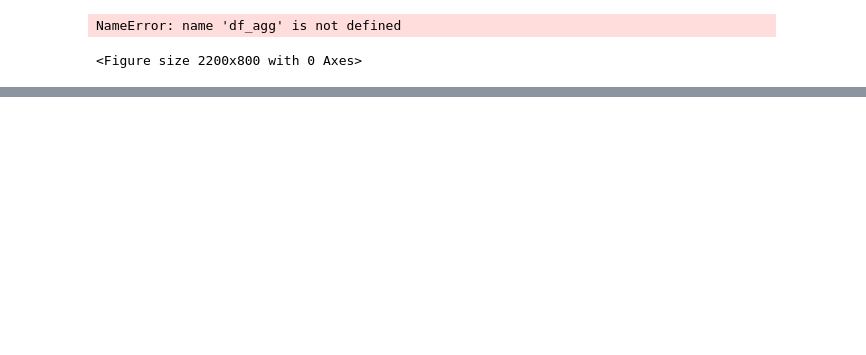
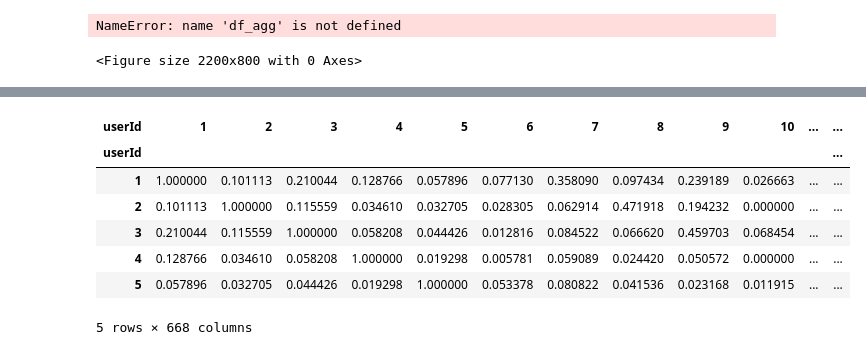
Before and after one commit to JeongDell/Things-that-Data-Analysis-Must-Know, a Jupyter notebook: CH-13/ML.ipynb, the cells around one changed output, grey strips where cells are left out. Cells and saved outputs as stored; diff of their text form; code cells hidden in the pictures; blank space fills up the shorter version.

```diff
--- a/CH-13/ML.ipynb
+++ b/CH-13/ML.ipynb
@@ -550,0 +815,18 @@ auto_arima_model.plot_diagnostics(figsize=(15,5))
+# %%
+# 고객 유사도 행렬 생성
+user_sim = cosine_similarity(df_merge_pivot_null)
+
+# 데이터 프레임 형태 변환
+user_sim_df = pd.DataFrame(user_sim, index=df_merge_pivot_null.index,
+                           columns=df_merge_pivot_null.index)
+
+user_sim_df.head()
+# %% [output]
+| userId | 1 | 2 | 3 | 4 | 5 | 6 | 7 | 8 | 9 | 10 | ... | ... |
+| userId |  |  |  |  |  |  |  |  |  |  |  | ... |
+| 1 | 1.000000 | 0.101113 | 0.210044 | 0.128766 | 0.057896 | 0.077130 | 0.358090 | 0.097434 | 0.239189 | 0.026663 | ... | ... |
+| 2 | 0.101113 | 1.000000 | 0.115559 | 0.034610 | 0.032705 | 0.028305 | 0.062914 | 0.471918 | 0.194232 | 0.000000 | ... | ... |
+| 3 | 0.210044 | 0.115559 | 1.000000 | 0.058208 | 0.044426 | 0.012816 | 0.084522 | 0.066620 | 0.459703 | 0.068454 | ... | ... |
+| 4 | 0.128766 | 0.034610 | 0.058208 | 1.000000 | 0.019298 | 0.005781 | 0.059089 | 0.024420 | 0.050572 | 0.000000 | ... | ... |
+| 5 | 0.057896 | 0.032705 | 0.044426 | 0.019298 | 1.000000 | 0.053378 | 0.080822 | 0.041536 | 0.023168 | 0.011915 | ... | ... |
+5 rows × 668 columns
```
Also changed, not shown: parts of 33 cells of this notebook.
